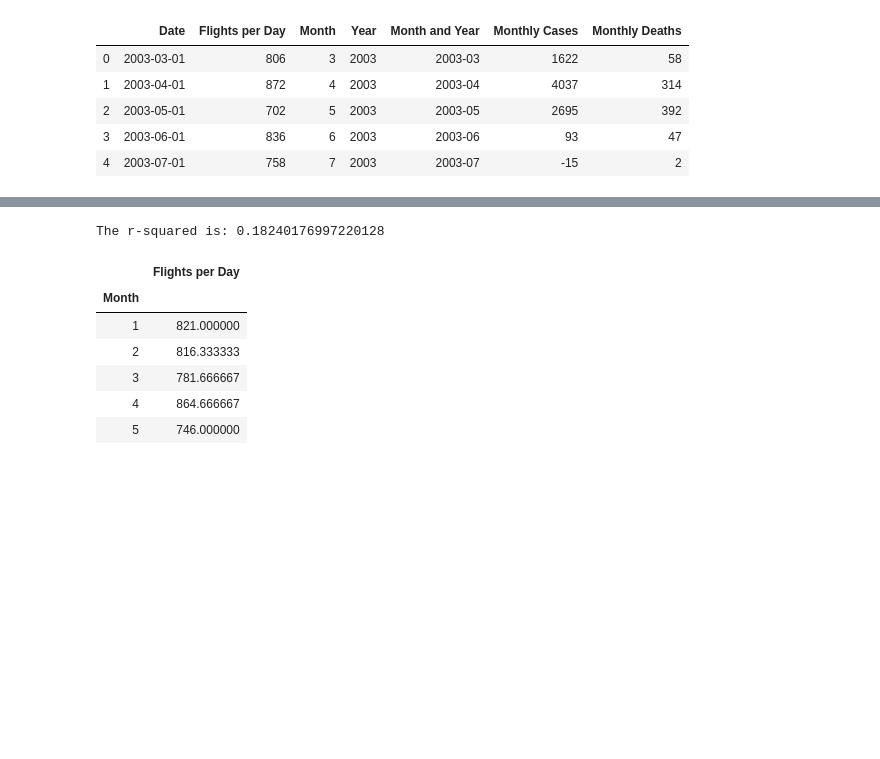
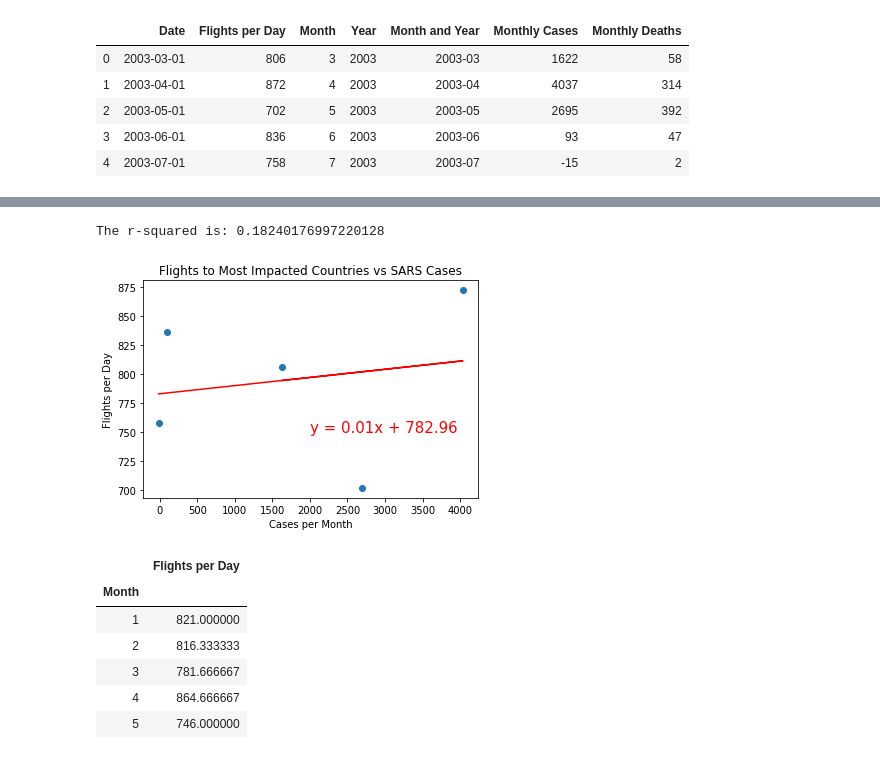
Before and after one commit to vbhakta27/group3, a Jupyter notebook: SARS.ipynb, the cells around one changed output, grey strips where cells are left out. Saved outputs shown, nothing was run; the diff lists cells and outputs as text; code cells hidden in the pictures; blank space fills up the shorter version.

```diff
--- a/SARS.ipynb
+++ b/SARS.ipynb
@@ -413,14 +414,10 @@ regress_values = x_values * slope + intercept
 line_eq = "y = " + str(round(slope,2)) + "x + " + str(round(intercept,2))
 plt.scatter(x_values,y_values)
 plt.plot(x_values,regress_values,"r-")
-plt.annotate(line_eq,(0,50),fontsize=15,color="red")
+plt.annotate(line_eq,(2000,750),fontsize=15,color="red")
 plt.xlabel('Cases per Month')
 plt.ylabel('Flights per Day')
 plt.title("Flights to Most Impacted Countries vs SARS Cases")
 print(f"The r-squared is: {rvalue}")
 plt.show()
-
-# sars_flight_data.plot.scatter(x='Monthly Cases', y='Flights per Day', marker="o", facecolors="blue", alpha=.5, edgecolors="black")
-
-# plt.show()
 # %% [output]
@@ -429,4 +424,5 @@ plt.show()
 The r-squared is: 0.18240176997220128
+[figure, added]
 # %%
 #create average dataframe
 avg_flight_df = sars_flights_summary.groupby(['Month']).mean()
```
Also changed, not shown: parts of 6 cells of this notebook.
